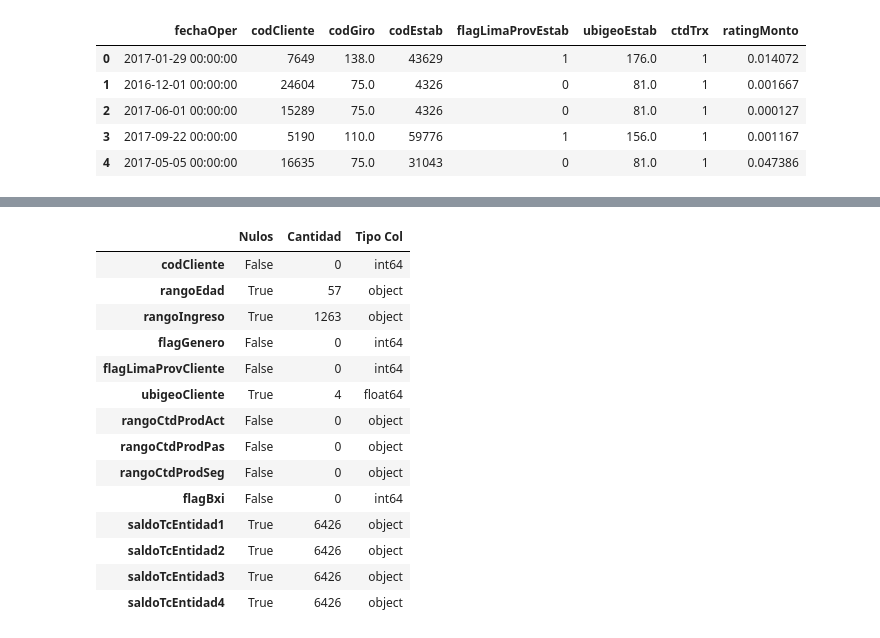
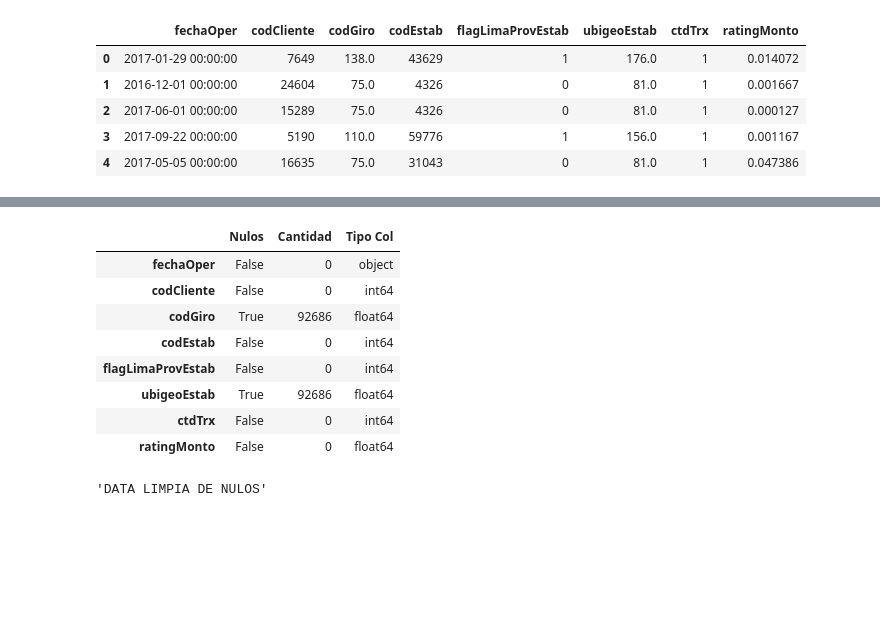
Before and after one commit to kendalvictor/codeando, a Jupyter notebook: machine_learning/_bbva data challeneger 2018/while_i_am_working.ipynb, the cells around one changed output, grey strips where cells are left out. Drawn from its saved outputs; the diff is of its cells as text; code cells hidden in the pictures; blank space fills up the shorter version.

Commit message:
practice seaborn while working

```diff
--- a/machine_learning/_bbva data challeneger 2018/while_i_am_working.ipynb
+++ b/machine_learning/_bbva data challeneger 2018/while_i_am_working.ipynb
@@ -19,22 +19,3 @@ data_train.head()
 | 2 | 2017-06-01 00:00:00 | 15289 | 75.0 | 4326 | 0 | 81.0 | 1 | 0.000127 |
 | 3 | 2017-09-22 00:00:00 | 5190 | 110.0 | 59776 | 1 | 156.0 | 1 | 0.001167 |
 | 4 | 2017-05-05 00:00:00 | 16635 | 75.0 | 31043 | 0 | 81.0 | 1 | 0.047386 |
-# %%
-#extra imports
-import pandas as pd
-import numpy as np
-import matplotlib
-import matplotlib.pyplot as plt
-import seaborn as sns
-import collections
-from sklearn.model_selection import train_test_split
-from sklearn.metrics import mean_squared_error
-import xgboost
-import math as mt
-import warnings
-
-#extra config
-matplotlib.style.use('bmh')
-%matplotlib inline
-pd.set_option('display.max_columns', None)
-warnings.filterwarnings("ignore")
@@ -71,18 +22,12 @@ data_perfil.head()
 # %%
-null_verificator(data_perfil)
+null_verificator(data_train)
 # %% [output]
 |  | Nulos | Cantidad | Tipo Col |
+| fechaOper | False | 0 | object |
 | codCliente | False | 0 | int64 |
-| rangoEdad | True | 57 | object |
-| rangoIngreso | True | 1263 | object |
-| flagGenero | False | 0 | int64 |
-| flagLimaProvCliente | False | 0 | int64 |
-| ubigeoCliente | True | 4 | float64 |
-| rangoCtdProdAct | False | 0 | object |
-| rangoCtdProdPas | False | 0 | object |
-| rangoCtdProdSeg | False | 0 | object |
-| flagBxi | False | 0 | int64 |
-| saldoTcEntidad1 | True | 6426 | object |
-| saldoTcEntidad2 | True | 6426 | object |
-| saldoTcEntidad3 | True | 6426 | object |
-| saldoTcEntidad4 | True | 6426 | object |
+| codGiro | True | 92686 | float64 |
+| codEstab | False | 0 | int64 |
+| flagLimaProvEstab | False | 0 | int64 |
+| ubigeoEstab | True | 92686 | float64 |
+| ctdTrx | False | 0 | int64 |
+| ratingMonto | False | 0 | float64 |
@@ -88,0 +36,4 @@ null_verificator(data_perfil)
+# %%
+null_verificator(data_train)
+# %% [output]
+'DATA LIMPIA DE NULOS'
```
Also changed, not shown: parts of 14 cells of this notebook.
